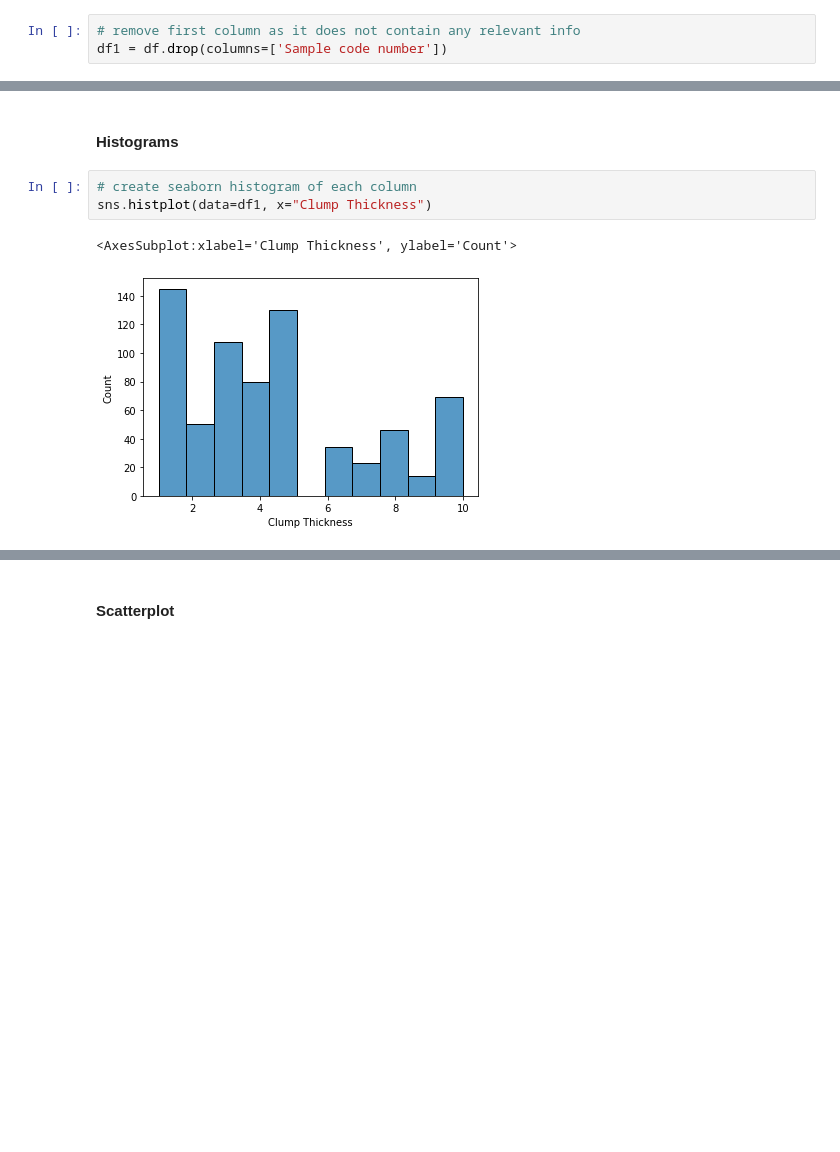
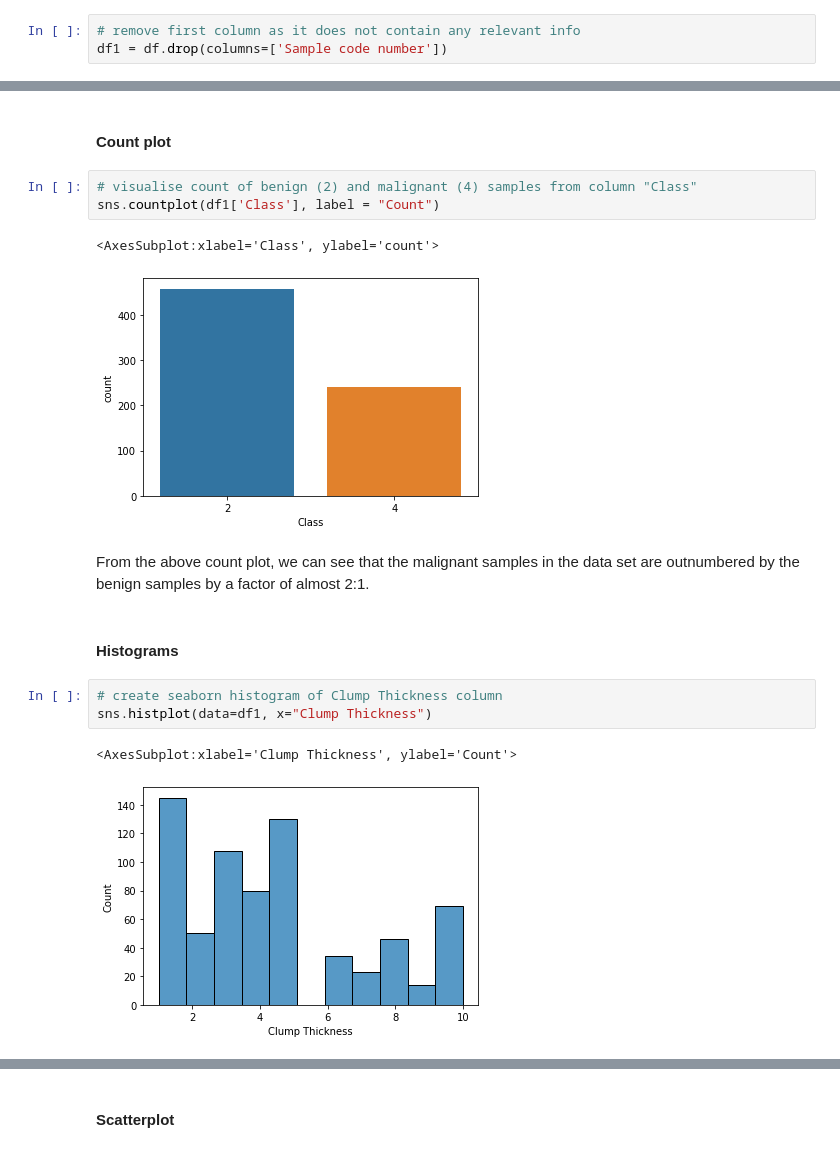
Before and after one commit to martincusack979/PFDA_Project_2, a Jupyter notebook: PFDA - Project 2/PFDA-Project-2.ipynb, the cells around one changed output, grey strips where cells are left out. Saved outputs shown, nothing was run; the diff lists cells and outputs as text; blank space fills up the shorter version.

```diff
--- a/PFDA - Project 2/PFDA-Project-2.ipynb
+++ b/PFDA - Project 2/PFDA-Project-2.ipynb
@@ -110,10 +112,20 @@ df1.head()
 | 2 | 3 | 1 | 1 | 1 | 2 | ... |
 | 3 | 6 | 8 | 8 | 1 | 3 | ... |
 | 4 | 4 | 1 | 1 | 3 | 2 | ... |
+# %% [markdown]
+#### Count plot
+# %%
+# visualise count of benign (2) and malignant (4) samples from column "Class"
+sns.countplot(df1['Class'], label = "Count")
+# %% [output]
+<AxesSubplot:xlabel='Class', ylabel='count'>
+[figure, added]
+# %% [markdown]
+From the above count plot, we can see that the malignant samples in the data set are outnumbered by the benign samples by a factor of almost 2:1.
 # %% [markdown]
 #### Histograms
 # %%
-# create seaborn histogram of each column
+# create seaborn histogram of Clump Thickness column
 sns.histplot(data=df1, x="Clump Thickness")
 # %% [output]
 <AxesSubplot:xlabel='Clump Thickness', ylabel='Count'>
```
Also changed, not shown: parts of 21 cells of this notebook.
